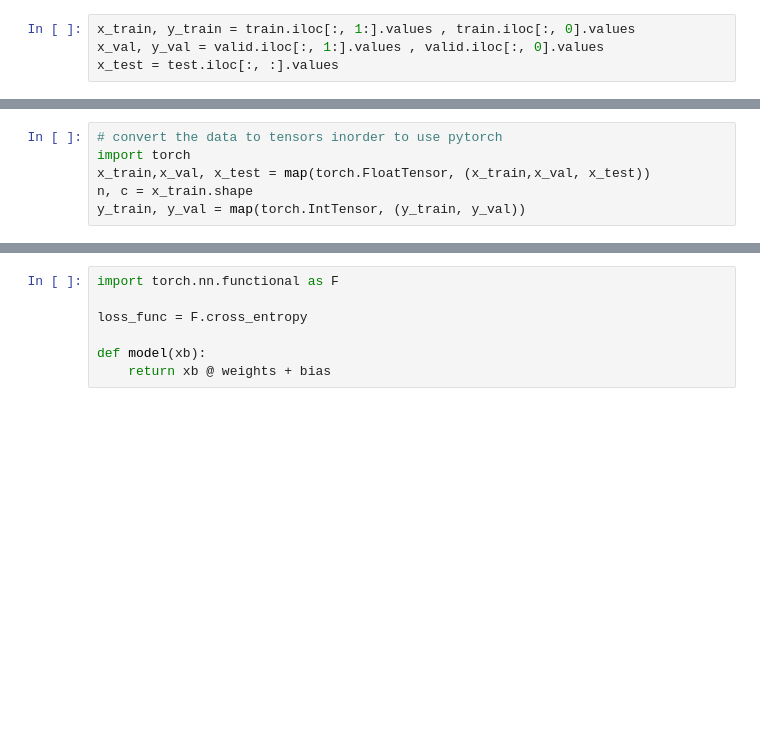
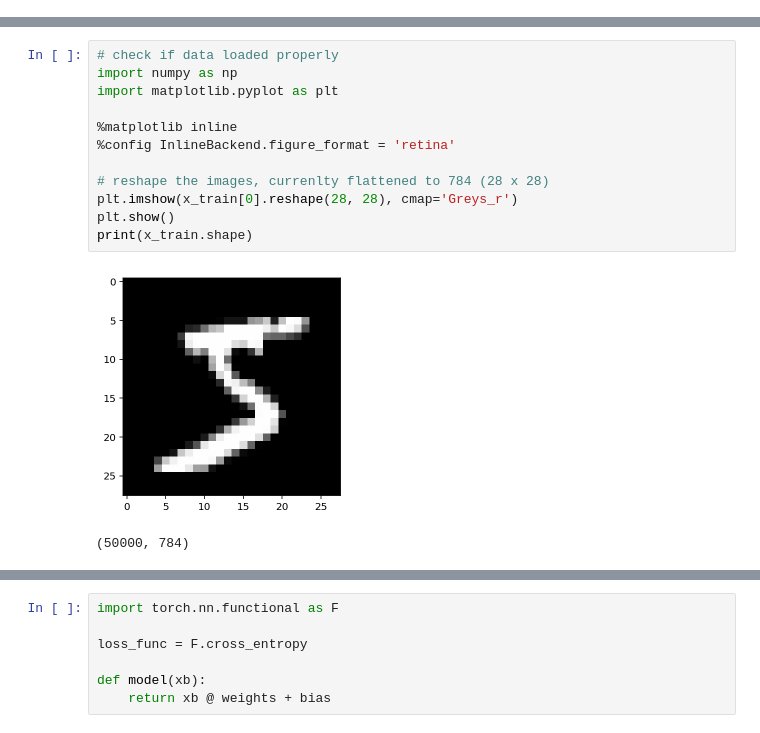
Before and after one commit to noobChef01/Machine_learning, a Jupyter notebook: pytorch_basics/what-is-torch-nn-module.ipynb, the cells around one changed output, grey strips where cells are left out. Saved outputs shown, nothing was run; the diff lists cells and outputs as text; blank space fills up the shorter version.

```diff
--- a/pytorch_basics/what-is-torch-nn-module.ipynb
+++ b/pytorch_basics/what-is-torch-nn-module.ipynb
@@ -38,4 +0,0 @@ valid.reset_index(inplace=True, drop=True)
-# %%
-x_train, y_train = train.iloc[:, 1:].values , train.iloc[:, 0].values
-x_val, y_val = valid.iloc[:, 1:].values , valid.iloc[:, 0].values
-x_test = test.iloc[:, :].values
@@ -59,6 +0,0 @@ print(x_train.shape)
-# %%
-# convert the data to tensors inorder to use pytorch
-import torch
-x_train,x_val, x_test = map(torch.FloatTensor, (x_train,x_val, x_test))
-n, c = x_train.shape
-y_train, y_val = map(torch.IntTensor, (y_train, y_val))
@@ -100,0 +35,15 @@ def accuracy(out,yb):
+# %%
+# check if data loaded properly
+import numpy as np
+import matplotlib.pyplot as plt
+
+%matplotlib inline
+%config InlineBackend.figure_format = 'retina'
+
+# reshape the images, currenlty flattened to 784 (28 x 28)
+plt.imshow(x_train[0].reshape(28, 28), cmap='Greys_r')
+plt.show()
+print(x_train.shape)
+# %% [output]
+[figure, added]
+(50000, 784)
```
Also changed, not shown: parts of 139 cells of this notebook.
